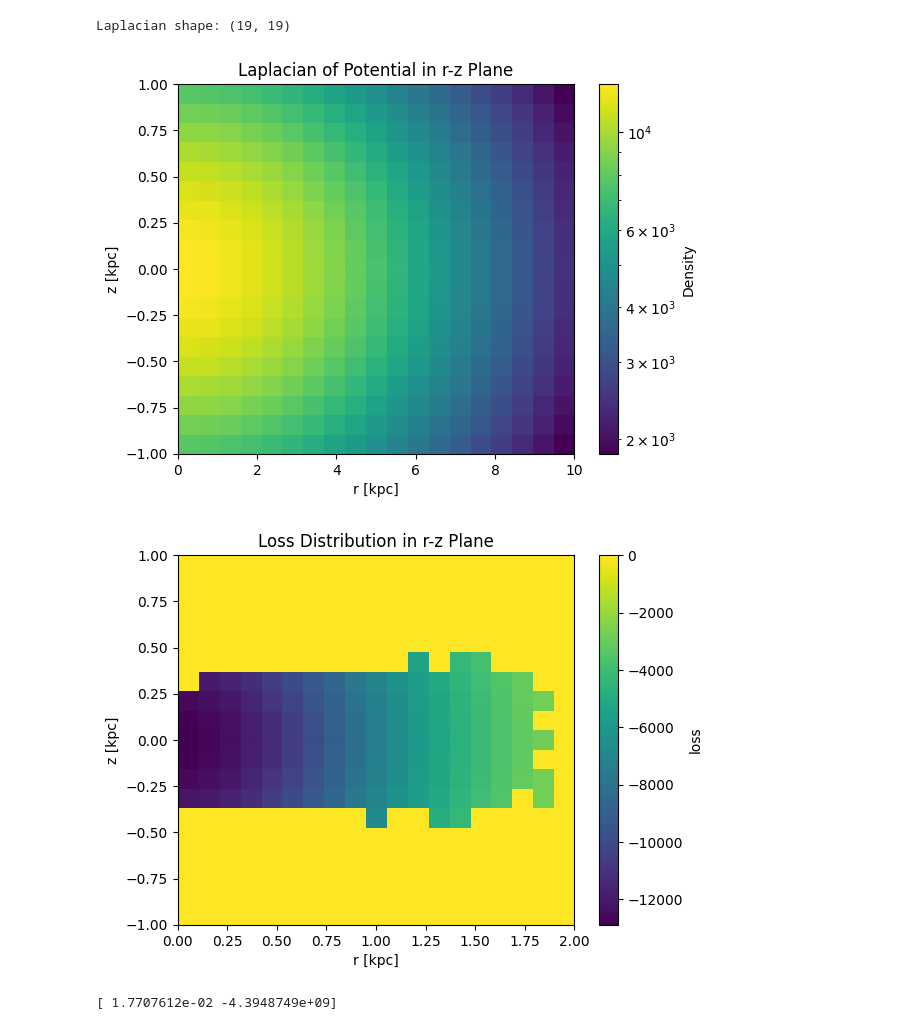
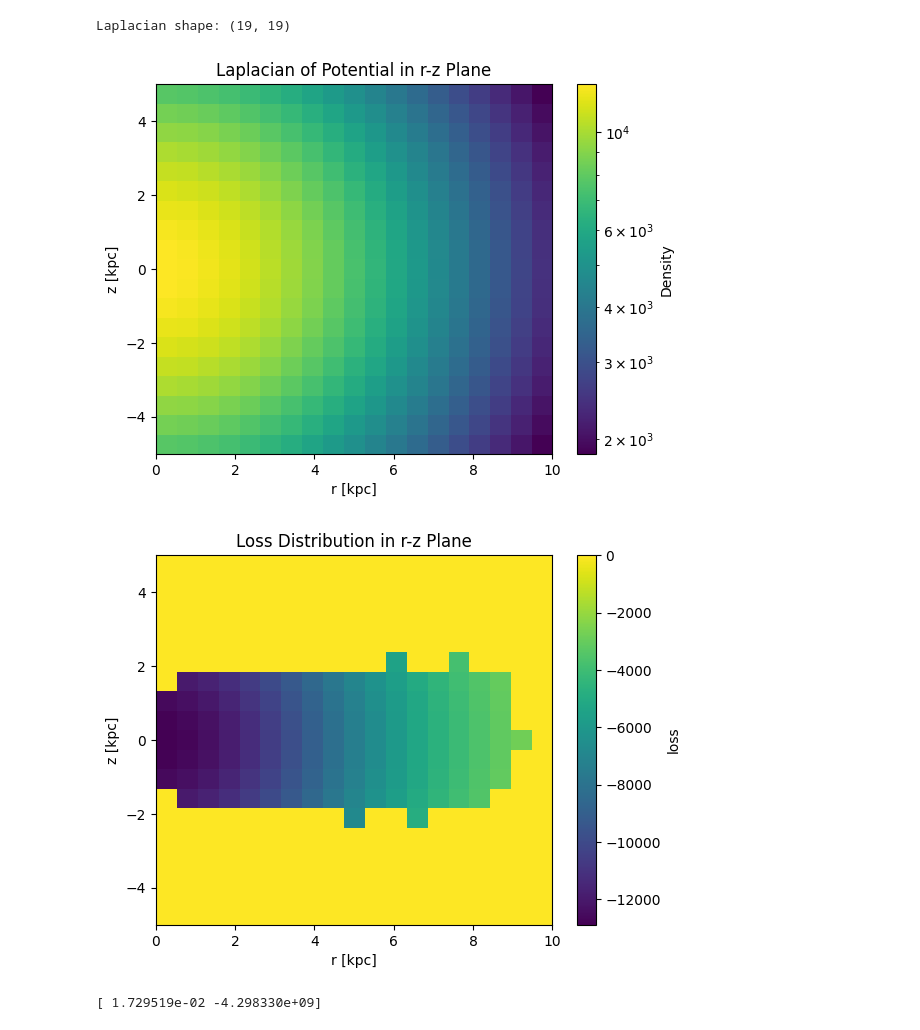
Before and after one commit to anschaible/phoenix, a Jupyter notebook: notebooks/selfconsitency_spheroid.ipynb, the cells around one changed output. Cells and saved outputs as stored; diff of their text form; code cells hidden in the pictures.

```diff
--- a/notebooks/selfconsitency_spheroid.ipynb
+++ b/notebooks/selfconsitency_spheroid.ipynb
@@ -67,8 +67,12 @@ def compute_density_jax(x, y, z, weights, r_bins, z_bins):
 
     return density, valid_mask
 # %%
-rbin = jnp.linspace(0, 10, 20)
-zbin = jnp.linspace(-5, 5, 20)
+r_min = 0
+r_max = 10
+z_min = -5
+z_max = 5
+rbin = jnp.linspace(r_min, r_max, 20)
+zbin = jnp.linspace(z_min, z_max, 20)
 # %%
 density, mask = compute_density_jax(x, y, z, soft_weights, r_bins=rbin, z_bins=zbin)
 # %%
@@ -138,14 +142,14 @@ print("Laplacian shape:", nabla2_Phi.shape)
 Laplacian shape: (19, 19)
 # %%
 plt.imshow(nabla2_Phi.T, origin='lower', aspect='auto',
-           extent=[0, 10, -1, 1], cmap='viridis', norm=colors.LogNorm())
+           extent=[r_min, r_max, z_min, z_max], cmap='viridis', norm=colors.LogNorm())
 plt.colorbar(label='Density')
 plt.xlabel('r [kpc]')
 plt.ylabel('z [kpc]')
 plt.title('Laplacian of Potential in r-z Plane')
 plt.show()
 # %% [output]
-[figure, old version]
+[figure, new version]
 # %%
 from phoenix.constants import G
 
@@ -165,14 +169,14 @@ def compute_loss(key, params, Phi, theta, n_candidates, envelope_max, rbin, zbin
 lossplane = compute_loss(key, params, Phi_spheroid, theta_spheroid, n_candidates, envelope_max, rbin, zbin)
 # %%
 plt.imshow(lossplane.T, origin='lower', aspect='auto',
-           extent=[0, 2, -1, 1], cmap='viridis')#, norm=colors.LogNorm())
+           extent=[r_min, r_max, z_min, z_max], cmap='viridis')#, norm=colors.LogNorm())
 plt.colorbar(label='loss')
 plt.xlabel('r [kpc]')
 plt.ylabel('z [kpc]')
 plt.title('Loss Distribution in r-z Plane')
 plt.show()
 # %% [output]
-[figure, old version]
+[figure, new version]
 # %%
 def compute_lossvalue(key, params, Phi, theta, n_candidates, envelope_max, rbin, zbin):
     candidates, samples, soft_weights = sampling.sample_df_potential(f_double_power_law, key, params, Phi, theta, n_candidates, envelope_max, tau=0.01)
@@ -195,4 +199,4 @@ loss_val, theta_gradient = val_and_grad_fn(key, params, Phi_spheroid, theta_sphe
 # %%
 print(theta_gradient)
 # %% [output]
-[ 1.7707612e-02 -4.3948749e+09]
+[ 1.729519e-02 -4.298330e+09]
```
Also changed, not shown: parts of 10 cells of this notebook, 2 other files.
